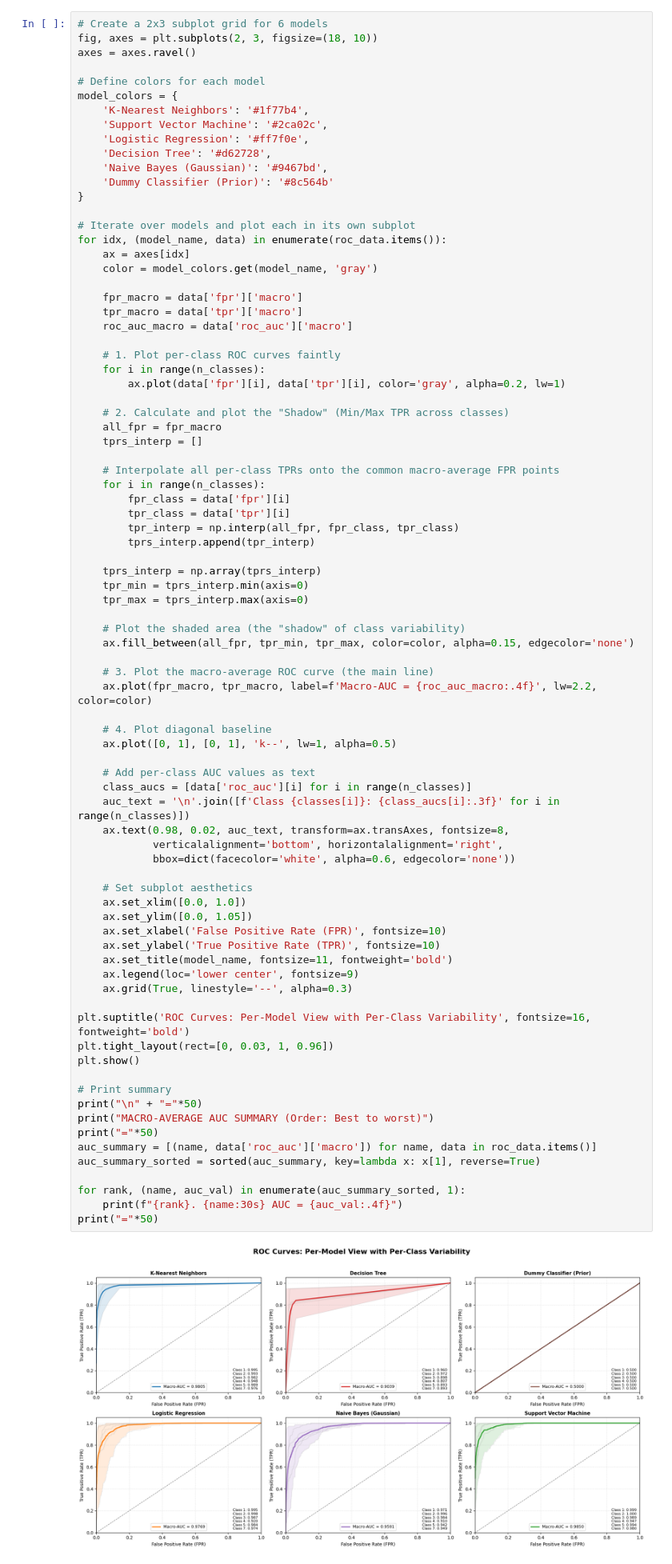
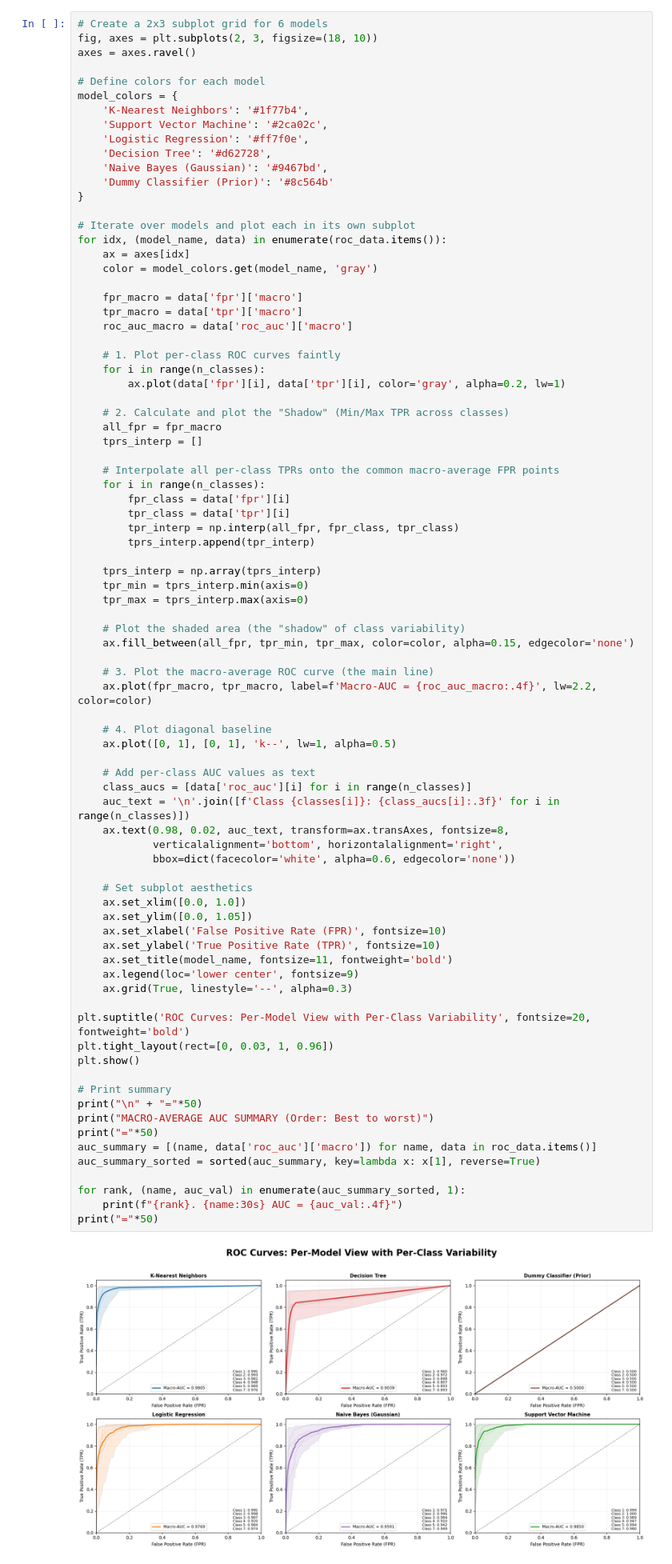
Before and after one commit to ha-rish-23/assignment-7-ha-rish-23, a Jupyter notebook: solution.ipynb, the cells around one changed output. Shown at 80% size. Cells and saved outputs as stored; diff of their text form.

```diff
--- a/solution.ipynb
+++ b/solution.ipynb
@@ -523,35 +523,35 @@ for idx, (model_name, data) in enumerate(roc_data.items()):
     # Add per-class AUC values as text
     class_aucs = [data['roc_auc'][i] for i in range(n_classes)]
     auc_text = '\n'.join([f'Class {classes[i]}: {class_aucs[i]:.3f}' for i in range(n_classes)])
     ax.text(0.98, 0.02, auc_text, transform=ax.transAxes, fontsize=8,
             verticalalignment='bottom', horizontalalignment='right',
             bbox=dict(facecolor='white', alpha=0.6, edgecolor='none'))
 
     # Set subplot aesthetics
     ax.set_xlim([0.0, 1.0])
     ax.set_ylim([0.0, 1.05])
     ax.set_xlabel('False Positive Rate (FPR)', fontsize=10)
     ax.set_ylabel('True Positive Rate (TPR)', fontsize=10)
     ax.set_title(model_name, fontsize=11, fontweight='bold')
     ax.legend(loc='lower center', fontsize=9)
     ax.grid(True, linestyle='--', alpha=0.3)
 
-plt.suptitle('ROC Curves: Per-Model View with Per-Class Variability', fontsize=16, fontweight='bold')
+plt.suptitle('ROC Curves: Per-Model View with Per-Class Variability', fontsize=20, fontweight='bold')
 plt.tight_layout(rect=[0, 0.03, 1, 0.96])
 plt.show()
 
 # Print summary
 print("\n" + "="*50)
 print("MACRO-AVERAGE AUC SUMMARY (Order: Best to worst)")
 print("="*50)
 auc_summary = [(name, data['roc_auc']['macro']) for name, data in roc_data.items()]
 auc_summary_sorted = sorted(auc_summary, key=lambda x: x[1], reverse=True)
 
 for rank, (name, auc_val) in enumerate(auc_summary_sorted, 1):
     print(f"{rank}. {name:30s} AUC = {auc_val:.4f}")
 print("="*50)
 # %% [output]
-[figure, old version]
+[figure, new version]
 ==================================================
 MACRO-AVERAGE AUC SUMMARY (Order: Best to worst)
 ==================================================
```
Also changed, not shown: parts of 4 cells of this notebook.
